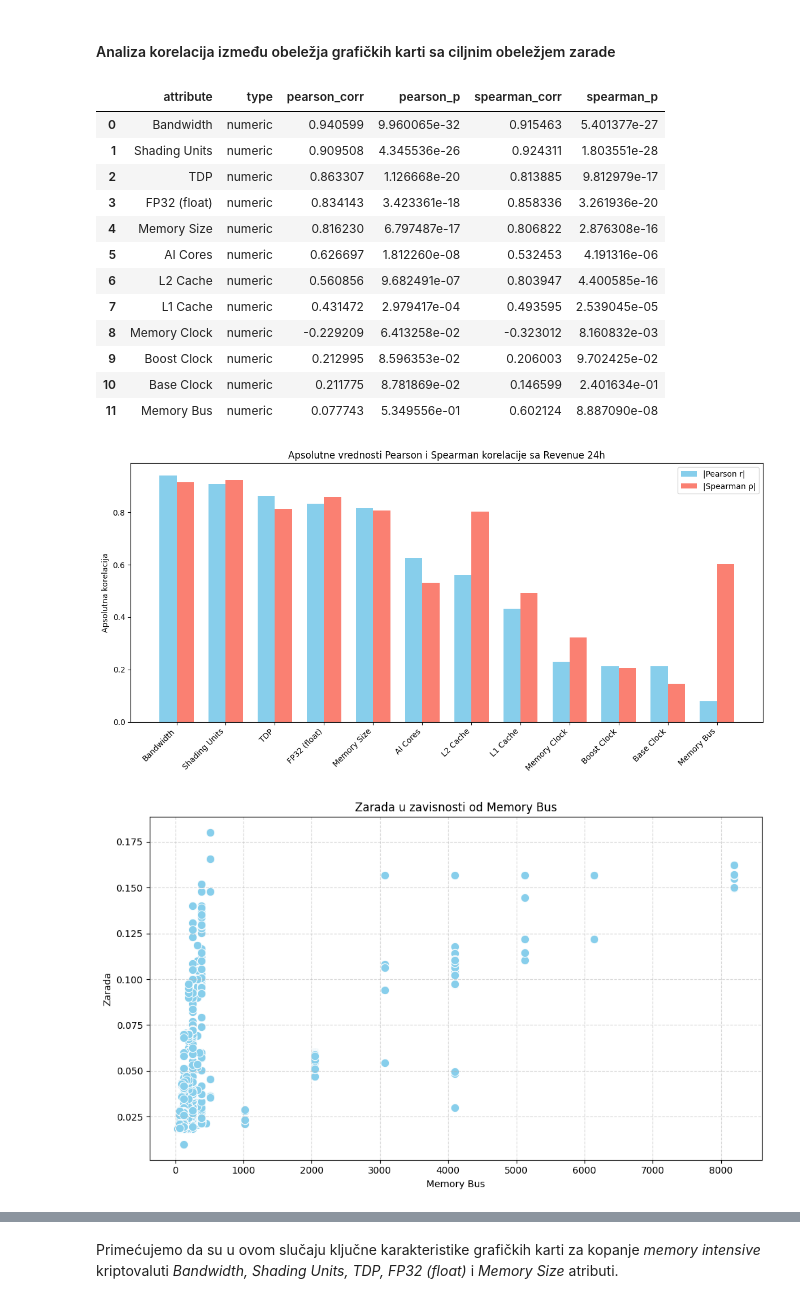
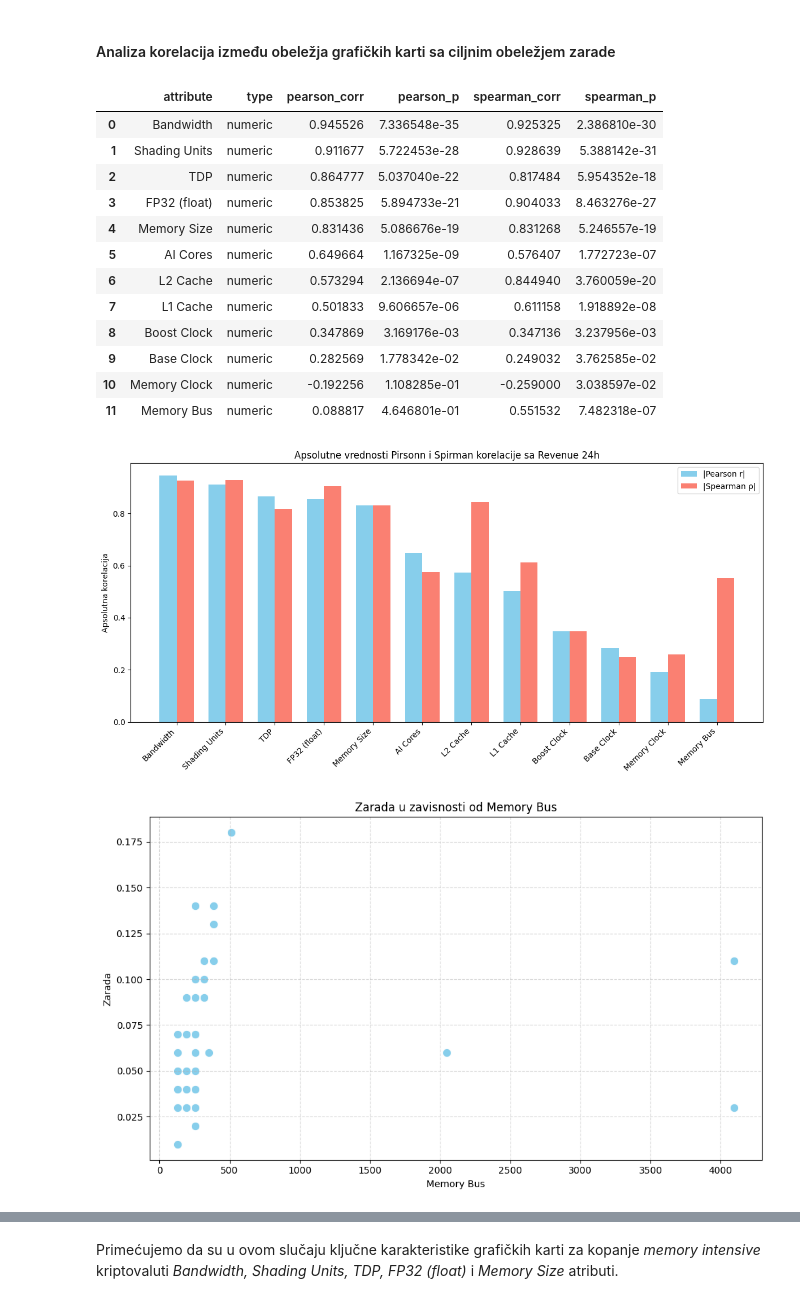
Before and after one commit to dXellor/consumer-gpu-price-analysis, a Jupyter notebook: project.ipynb, the cells around one changed output, grey strips where cells are left out. Drawn from its saved outputs; the diff is of its cells as text; code cells hidden in the pictures.

```diff
--- a/project.ipynb
+++ b/project.ipynb
@@ -916,7 +903,7 @@ Opet zaključujemo da *hashrate* ima skoro savršenu linearnu korelaciju sa zara
 ### Spajanje skupa podataka o grafičkim kartama sa podacima o zaradama, grupisanje specijalizovanih jezgara u jednu kolonu
 # %%
 df_mining = df_mining[['Model', 'Revenue 24h']]
-df_merged = fuzzy_merge(df_mining, df_gpu)
+df_merged = fuzzy_merge(df_mining, df_gpu, threshold=50)
 df_merged
 # %% [output]
 radeon rx 6600 <=> radeon rx 6600 (%: 100.0)
@@ -1003,46 +990,45 @@ df_categorical_eth = pd.DataFrame(categorical_res)
 df_numeric_eth
 # %% [output]
 |  | attribute | type | pearson_corr | pearson_p | spearman_corr | spearman_p |
-| 0 | Bandwidth | numeric | 0.940599 | 9.960065e-32 | 0.915463 | 5.401377e-27 |
-| 1 | Shading Units | numeric | 0.909508 | 4.345536e-26 | 0.924311 | 1.803551e-28 |
-| 2 | TDP | numeric | 0.863307 | 1.126668e-20 | 0.813885 | 9.812979e-17 |
-| 3 | FP32 (float) | numeric | 0.834143 | 3.423361e-18 | 0.858336 | 3.261936e-20 |
-| 4 | Memory Size | numeric | 0.816230 | 6.797487e-17 | 0.806822 | 2.876308e-16 |
-| 5 | AI Cores | numeric | 0.626697 | 1.812260e-08 | 0.532453 | 4.191316e-06 |
-| 6 | L2 Cache | numeric | 0.560856 | 9.682491e-07 | 0.803947 | 4.400585e-16 |
-| 7 | L1 Cache | numeric | 0.431472 | 2.979417e-04 | 0.493595 | 2.539045e-05 |
-| 8 | Memory Clock | numeric | -0.229209 | 6.413258e-02 | -0.323012 | 8.160832e-03 |
-| 9 | Boost Clock | numeric | 0.212995 | 8.596353e-02 | 0.206003 | 9.702425e-02 |
-| 10 | Base Clock | numeric | 0.211775 | 8.781869e-02 | 0.146599 | 2.401634e-01 |
-| 11 | Memory Bus | numeric | 0.077743 | 5.349556e-01 | 0.602124 | 8.887090e-08 |
+| 0 | Bandwidth | numeric | 0.945526 | 7.336548e-35 | 0.925325 | 2.386810e-30 |
+| 1 | Shading Units | numeric | 0.911677 | 5.722453e-28 | 0.928639 | 5.388142e-31 |
+| 2 | TDP | numeric | 0.864777 | 5.037040e-22 | 0.817484 | 5.954352e-18 |
+| 3 | FP32 (float) | numeric | 0.853825 | 5.894733e-21 | 0.904033 | 8.463276e-27 |
+| 4 | Memory Size | numeric | 0.831436 | 5.086676e-19 | 0.831268 | 5.246557e-19 |
+| 5 | AI Cores | numeric | 0.649664 | 1.167325e-09 | 0.576407 | 1.772723e-07 |
+| 6 | L2 Cache | numeric | 0.573294 | 2.136694e-07 | 0.844940 | 3.760059e-20 |
+| 7 | L1 Cache | numeric | 0.501833 | 9.606657e-06 | 0.611158 | 1.918892e-08 |
+| 8 | Boost Clock | numeric | 0.347869 | 3.169176e-03 | 0.347136 | 3.237956e-03 |
+| 9 | Base Clock | numeric | 0.282569 | 1.778342e-02 | 0.249032 | 3.762585e-02 |
+| 10 | Memory Clock | numeric | -0.192256 | 1.108285e-01 | -0.259000 | 3.038597e-02 |
+| 11 | Memory Bus | numeric | 0.088817 | 4.646801e-01 | 0.551532 | 7.482318e-07 |
 # %%
 df_numeric_sorted = df_numeric_eth.sort_values(by='pearson_corr', key=abs, ascending=False)
 
 plt.figure(figsize=(12,6))
 bar_width = 0.35
 index = range(len(df_numeric_sorted))
 
 plt.bar(index, df_numeric_sorted['pearson_corr'].abs(),
         bar_width, label='|Pearson r|', color='skyblue')
 
 # Spearman barovi (pomereni udesno)
 plt.bar([i + bar_width for i in index], df_numeric_sorted['spearman_corr'].abs(),
         bar_width, label='|Spearman ρ|', color='salmon')
 
 # Osa X i naslovi
 plt.xticks([i + bar_width/2 for i in index], df_numeric_sorted['attribute'], rotation=45, ha='right')
 plt.ylabel("Apsolutna korelacija")
-plt.title("Apsolutne vrednosti Pearson i Spearman korelacije sa Revenue 24h")
+plt.title("Apsolutne vrednosti Pirsonn i Spirman korelacije sa Revenue 24h")
 plt.legend()
 plt.tight_layout()
 plt.show()
 # %% [output]
-[figure, old version]
+[figure, new version]
 # %%
 plt.figure(figsize=(10,6))
 
 sns.scatterplot(data=df_merged, x='Memory Bus', y='Revenue 24h', color='skyblue', s=80)
-
 
 plt.xlabel("Memory Bus")
 plt.ylabel("Zarada")
@@ -1051,4 +1037,4 @@ plt.grid(True, linestyle='--', alpha=0.5)
 plt.tight_layout()
 plt.show()
 # %% [output]
-[figure, old version]
+[figure, new version]
```
Also changed, not shown: parts of 41 cells of this notebook, 2 other files.
